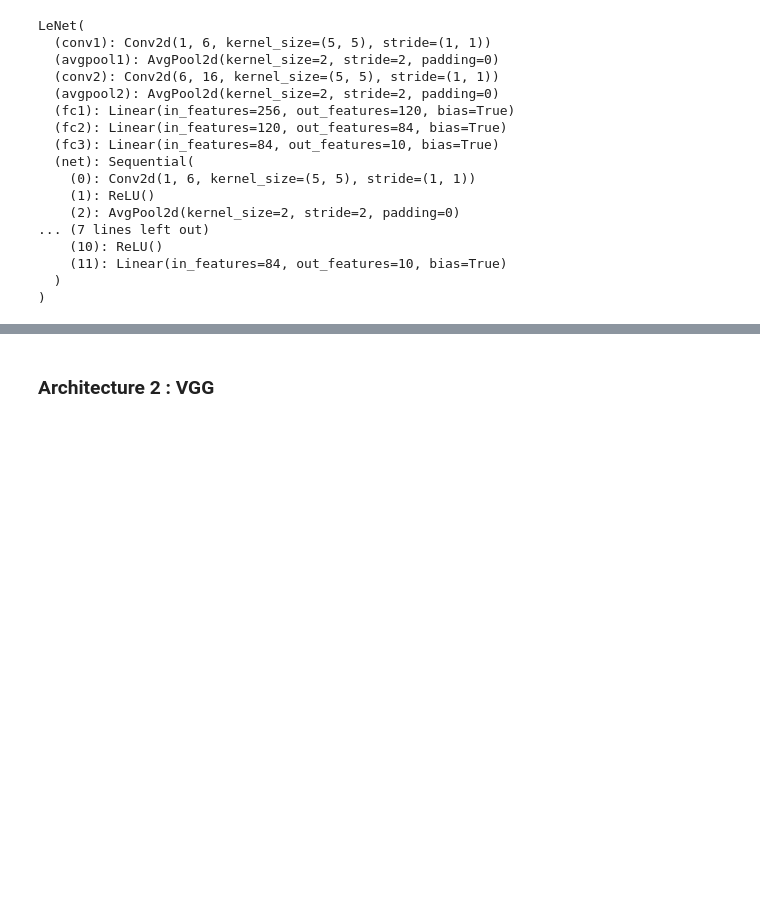
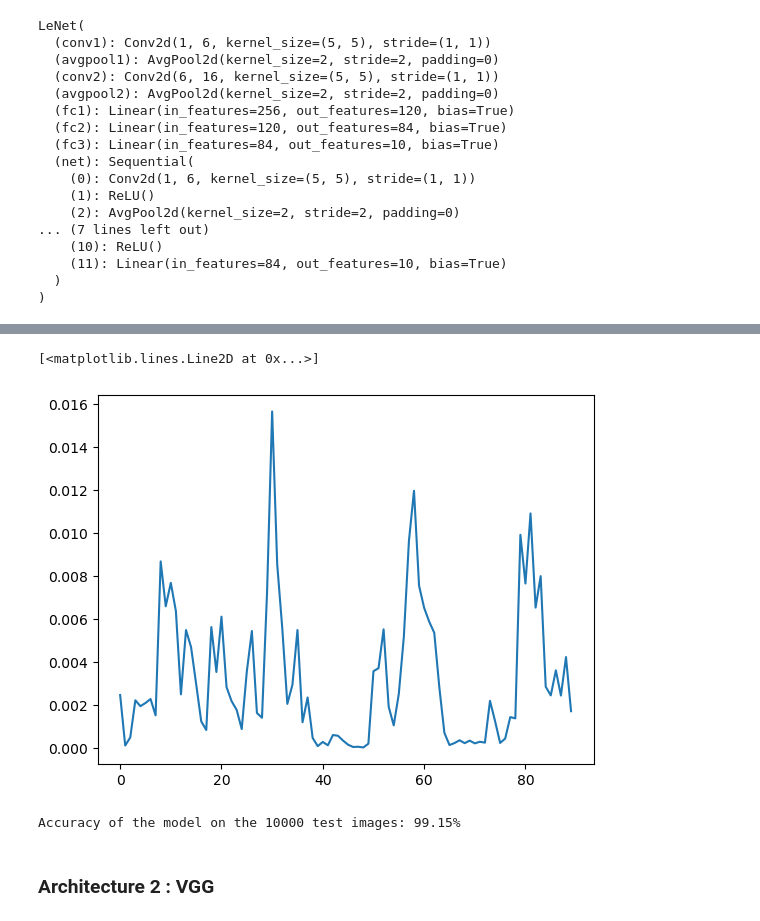
Before and after one commit to abelmaxv/ARIA-image-devoir, a Jupyter notebook: devoir.ipynb, the cells around one changed output, grey strips where cells are left out. Saved outputs shown, nothing was run; the diff lists cells and outputs as text; code cells hidden in the pictures; blank space fills up the shorter version.

Commit message:
Train LeNet with over 99% accuracy

```diff
--- a/devoir.ipynb
+++ b/devoir.ipynb
@@ -94,0 +101,27 @@ LeNet(
+# %%
+epochs = 10
+avg_loss_list = []
+
+def train_one_epoch():
+    model_LeNet.train()  # Set model to training mode
+    running_loss = 0.0
+    total_batches = 0
+
+    for i, data in enumerate(train_loader):
+        inputs, labels = data
+        inputs, labels = inputs.to(device), labels.to(device)  # Move both to device
+
+        optimizer.zero_grad()
+        outputs = model_LeNet(inputs)
+        loss = criterion(outputs, labels)
+        loss.backward()
+        optimizer.step()
+
+        running_loss += loss.item()
+        total_batches += 1
+
+        if i % 100 == 99:
+            avg_loss = running_loss / total_batches
+            avg_loss_list.append(avg_loss)
+            running_loss = 0.0
+            total_batches = 0
@@ -95,3 +149,27 @@ LeNet(
+# %%
+plt.plot(avg_loss_list)
+# %% [output]
+[<matplotlib.lines.Line2D at 0x...>]
+[figure, added]
+# %%
+def evaluate():
+    model_LeNet.eval()
+    correct = 0
+    total = 0
+    with torch.no_grad():
+        for i, data in enumerate(test_loader):
+            inputs, labels = data
+            inputs, labels = inputs.to(device), labels.to(device)
+            outputs = model_LeNet(inputs)
+            _, predicted = outputs.max(1)
+            total += labels.size(0)
+            correct += predicted.eq(labels).sum().item()
+    accuracy = 100 * correct / total
+    print(f'Accuracy of the model on the 10000 test images: {accuracy:.2f}%')
+
+evaluate()
+# %% [output]
+Accuracy of the model on the 10000 test images: 99.15%
 # %% [markdown]
 ### Architecture 2 : VGG
 # %% [markdown]
```
Also changed, not shown: parts of 5 cells of this notebook.
